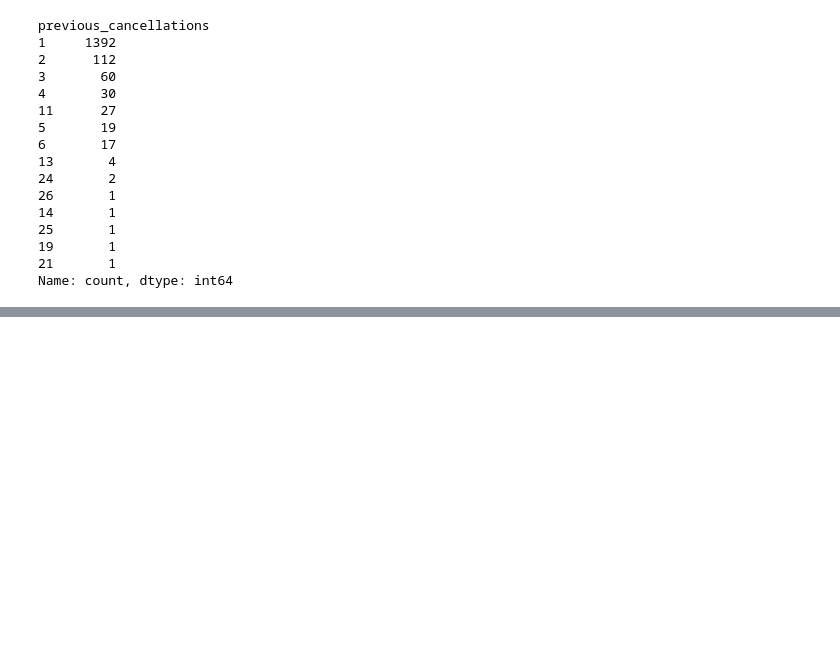
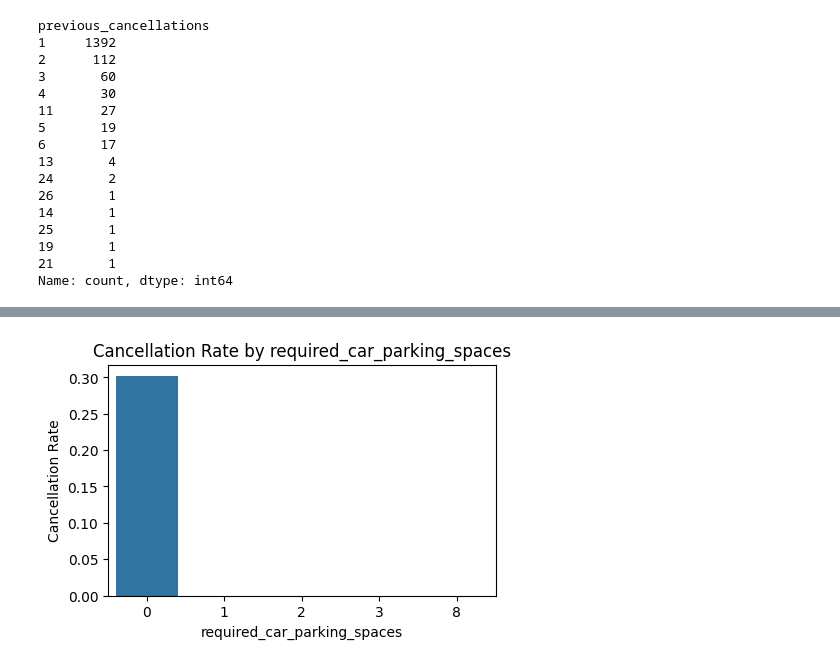
Before and after one commit to forexms78/AI-05-, a Jupyter notebook: 미션2_2팀_박병호.ipynb, the cells around one changed output, grey strips where cells are left out. Drawn from its saved outputs; the diff is of its cells as text; code cells hidden in the pictures; blank space fills up the shorter version.

```diff
--- a/미션2_2팀_박병호.ipynb
+++ b/미션2_2팀_박병호.ipynb
@@ -487,0 +531,17 @@ ValueError: Could not interpret value `previous_cancellations` for `x`. An entry
+# %%
+# 히트맵으로 볼때 고객이 요구하는 주차공간에 대해서 예약 취소확률이 높다고 판단했습니다
+# 주차공간 분포도를 그래프로 그려 시각적으로 확인해보기
+
+# booking_changes 에 따른 취소율 계산
+cancel_rate_by_parking = df.groupby('required_car_parking_spaces')['is_canceled'].mean().reset_index()
+
+plt.figure(figsize=(5,3))
+sns.barplot(x='required_car_parking_spaces', y='is_canceled', data=cancel_rate_by_parking)
+plt.title('Cancellation Rate by required_car_parking_spaces')
+plt.xlabel('required_car_parking_spaces')
+plt.ylabel('Cancellation Rate')
+plt.show()
+
+# 시각적으로 보았을때 많은 고객들이 주차공간을 요구하지 않았습니다
+# %% [output]
+[figure, added]
```
Also changed, not shown: parts of 26 cells of this notebook.
